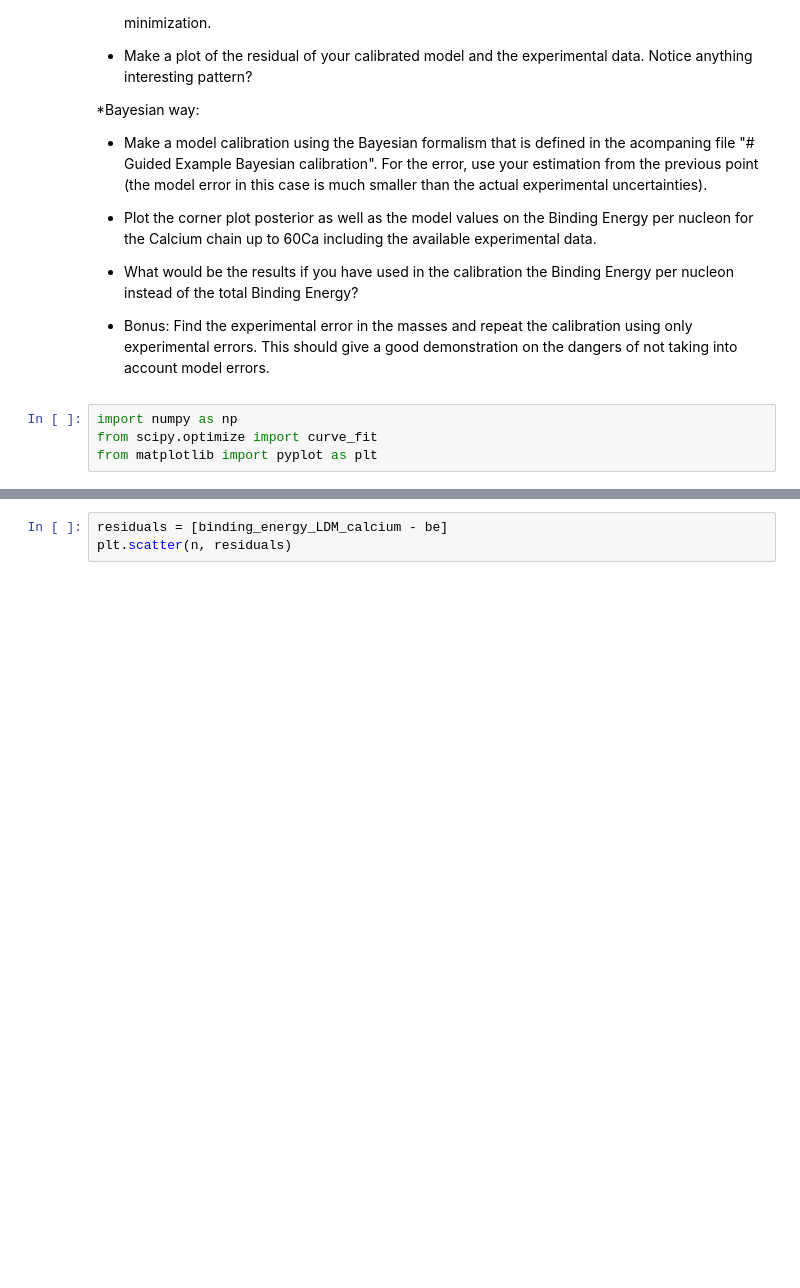
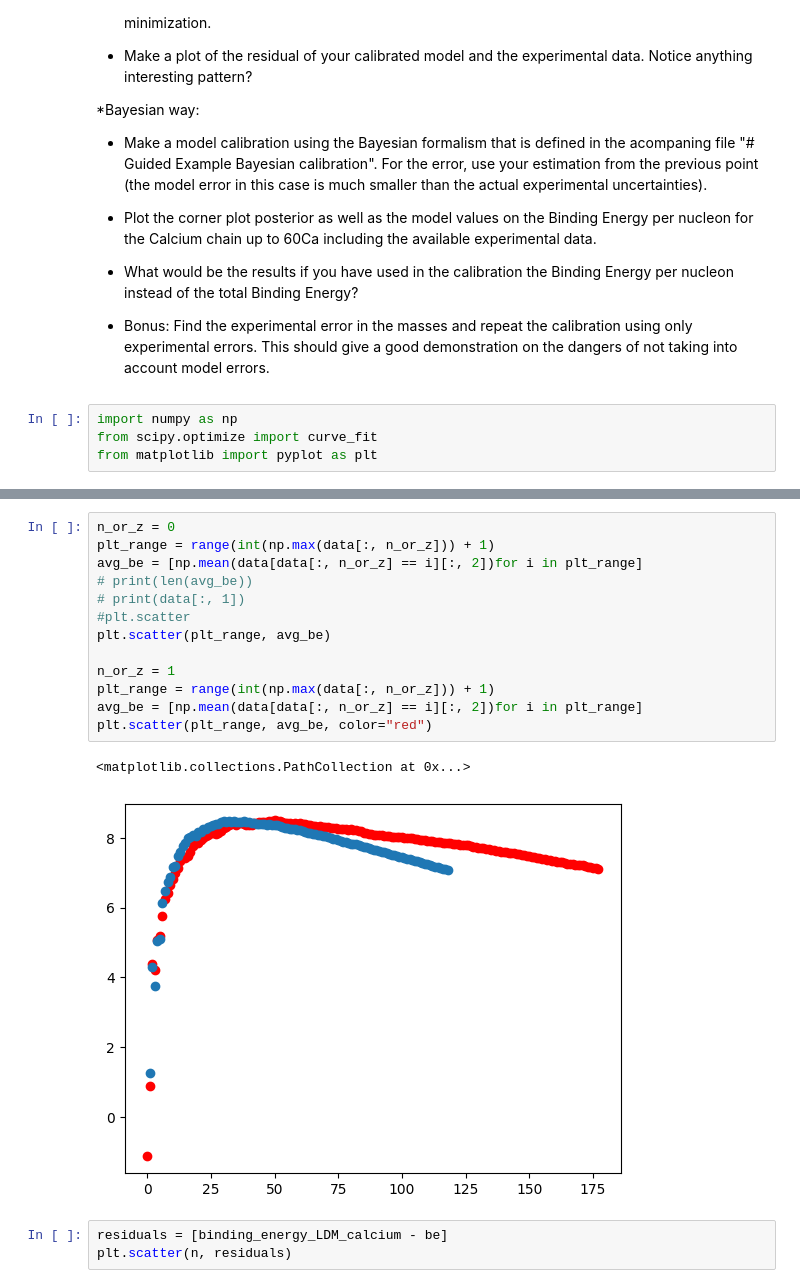
Before and after one commit to gigaquantum/theory-challenges, a Jupyter notebook: LDM Challenge/Calibrating Liquid Drop Challenge.ipynb, the cells around one changed output, grey strips where cells are left out. Saved outputs shown, nothing was run; the diff lists cells and outputs as text; blank space fills up the shorter version.

```diff
--- a/LDM Challenge/Calibrating Liquid Drop Challenge.ipynb
+++ b/LDM Challenge/Calibrating Liquid Drop Challenge.ipynb
@@ -58,6 +60,22 @@ plt.scatter(n, binding_energy_LDM_calcium, label="LDM", color="red")
 <class 'numpy.ndarray'>
 <matplotlib.collections.PathCollection at 0x...>
 [figure]
+# %%
+n_or_z = 0
+plt_range = range(int(np.max(data[:, n_or_z])) + 1)
+avg_be = [np.mean(data[data[:, n_or_z] == i][:, 2])for i in plt_range]
+# print(len(avg_be))
+# print(data[:, 1])
+#plt.scatter
+plt.scatter(plt_range, avg_be)
+
+n_or_z = 1
+plt_range = range(int(np.max(data[:, n_or_z])) + 1)
+avg_be = [np.mean(data[data[:, n_or_z] == i][:, 2])for i in plt_range]
+plt.scatter(plt_range, avg_be, color="red")
+# %% [output]
+<matplotlib.collections.PathCollection at 0x...>
+[figure, added]
 # %%
 residuals = [binding_energy_LDM_calcium - be]
 plt.scatter(n, residuals)
```
Also changed, not shown: parts of 5 cells of this notebook.
